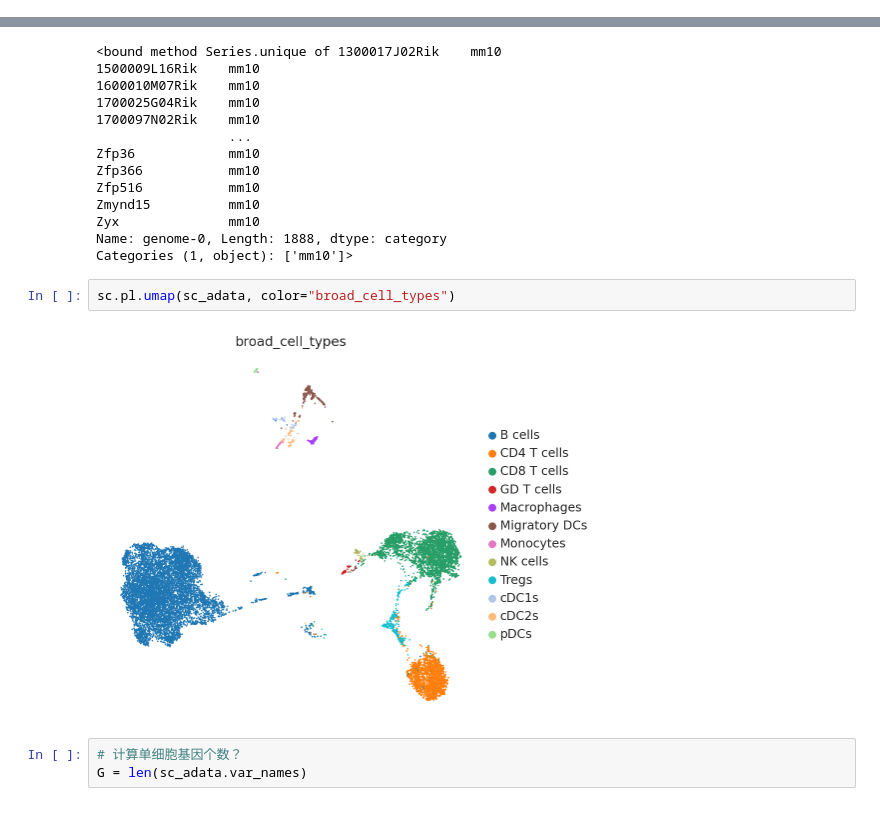
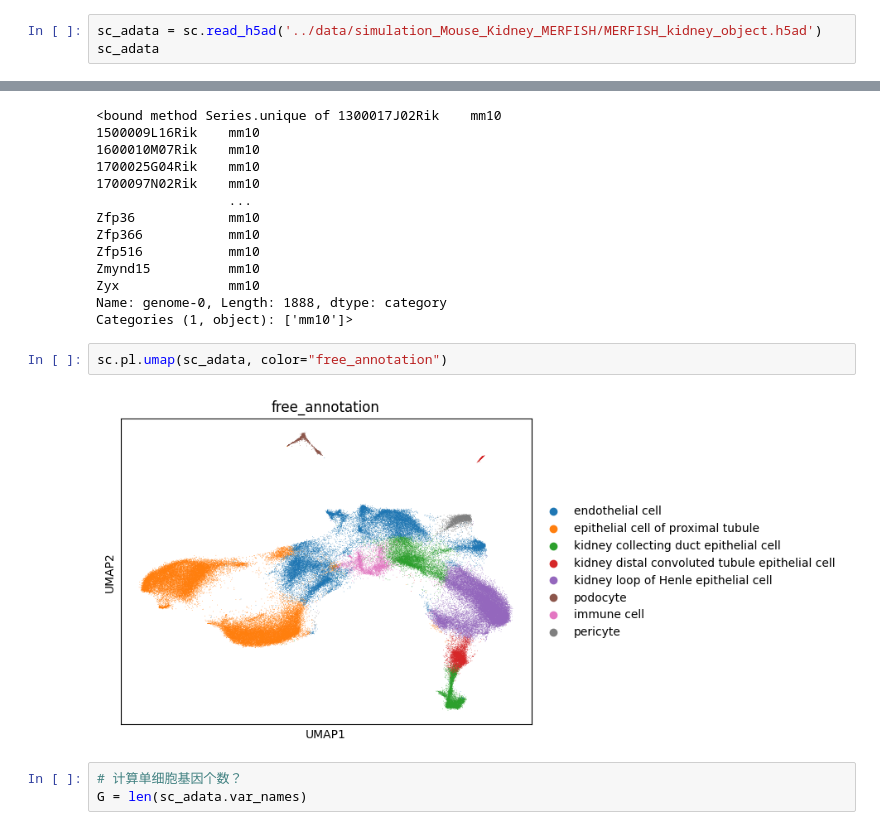
Before and after one commit to 11e11/scvi-tools-DestVI, a Jupyter notebook: mytest.ipynb, the cells around one changed output, grey strips where cells are left out. Saved outputs shown, nothing was run; the diff lists cells and outputs as text.

```diff
--- a/mytest.ipynb
+++ b/mytest.ipynb
@@ -61,0 +76,3 @@ AnnData object with n_obs × n_vars = 14989 × 1888
+# %%
+sc_adata = sc.read_h5ad('../data/simulation_Mouse_Kidney_MERFISH/MERFISH_kidney_object.h5ad')
+sc_adata
@@ -76,9 +109,9 @@ Zyx              mm10
 Name: genome-0, Length: 1888, dtype: category
 Categories (1, object): ['mm10']>
 # %%
-sc.pl.umap(sc_adata, color="broad_cell_types")
+sc.pl.umap(sc_adata, color="free_annotation")
 # %% [output]
-[figure, old version]
+[figure, new version]
 # %%
 # 计算单细胞基因个数？
 G = len(sc_adata.var_names)
```
Also changed, not shown: parts of 15 cells of this notebook, 1 other file.
